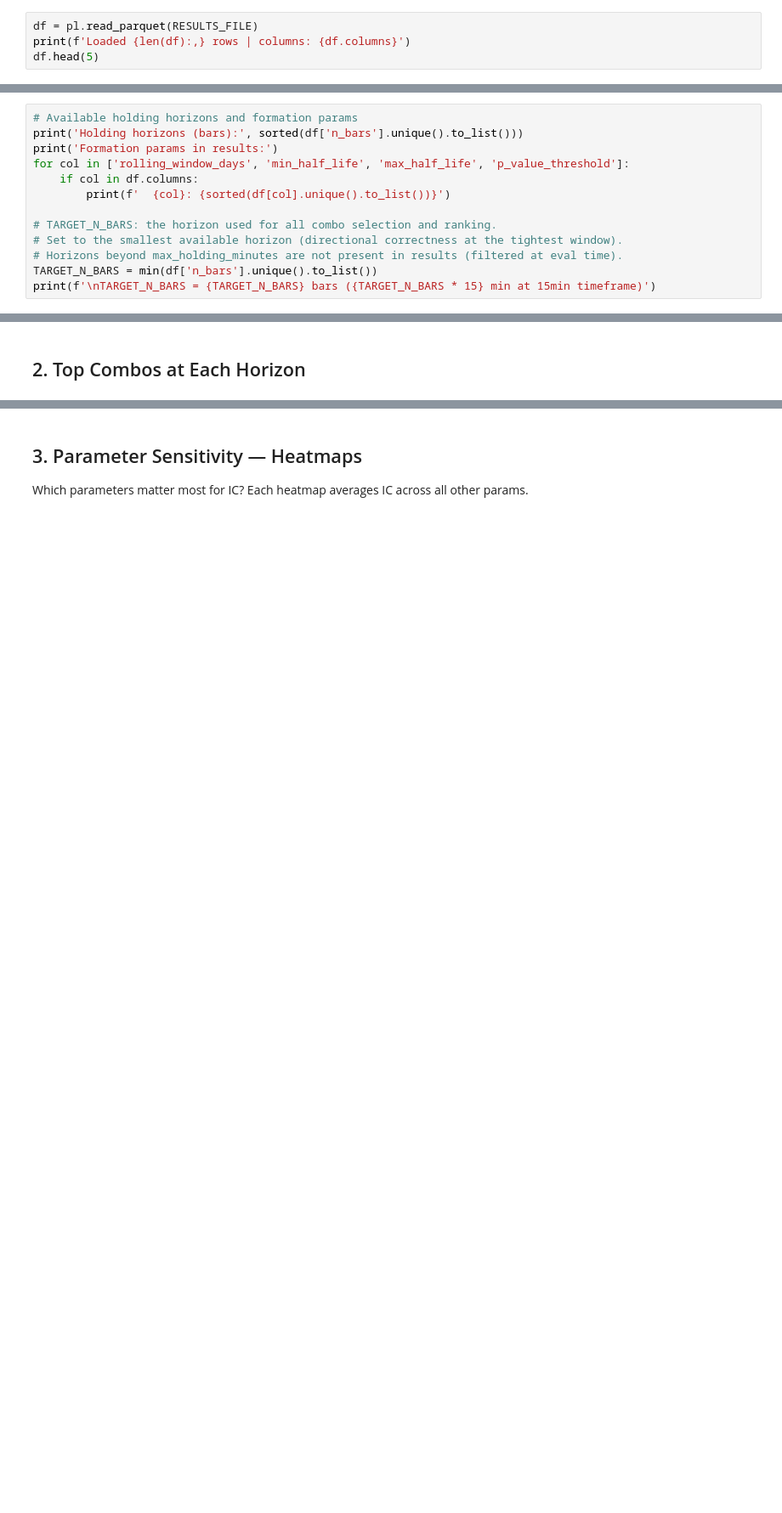
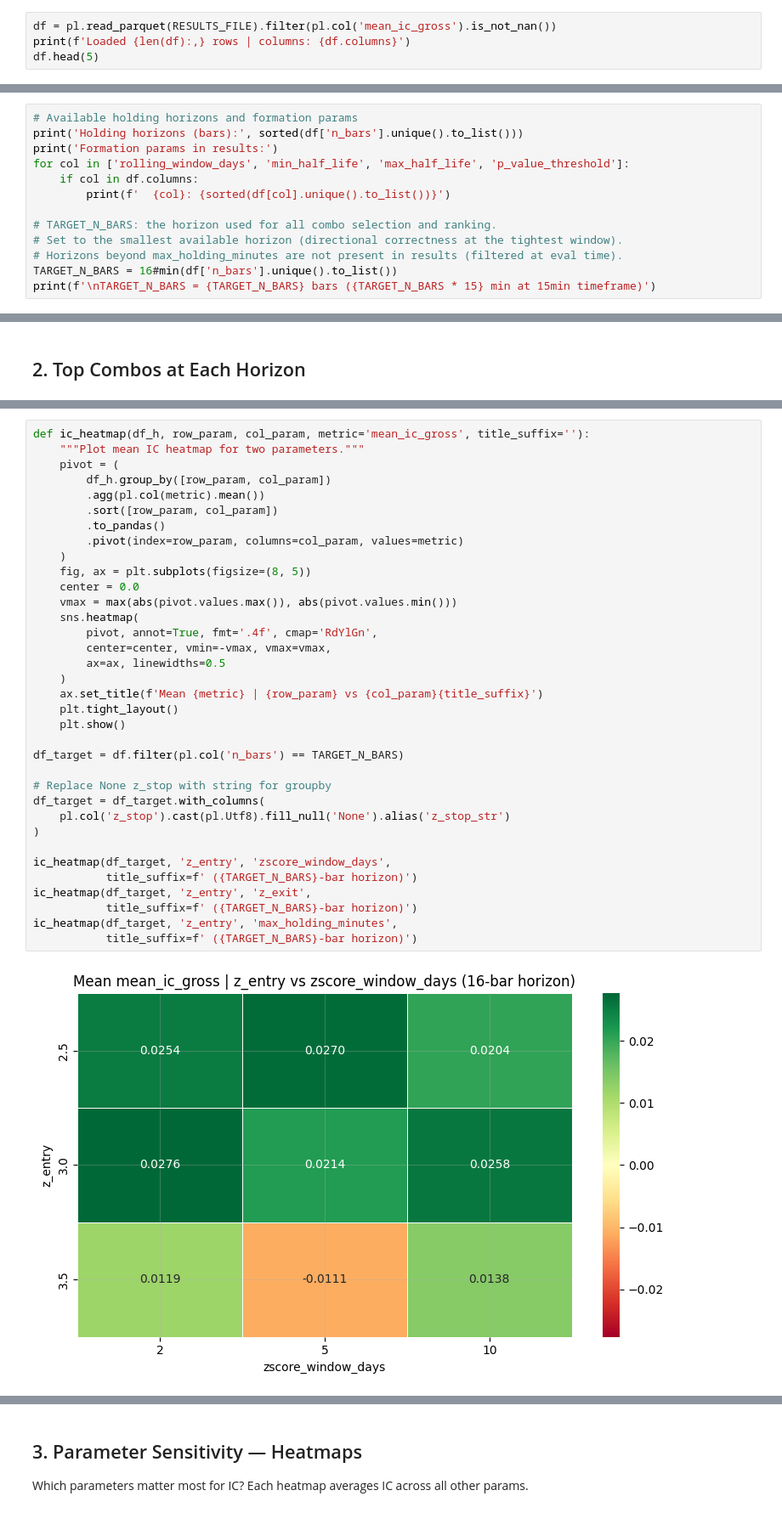
Before and after one commit to erevtsov/stat-arb, a Jupyter notebook: notebooks/grid_search_v2.ipynb, the cells around one changed output, grey strips where cells are left out. Shown at 85% size. Cells and saved outputs as stored; diff of their text form; blank space fills up the shorter version.

Commit message:
grid search results

```diff
--- a/notebooks/grid_search_v2.ipynb
+++ b/notebooks/grid_search_v2.ipynb
@@ -20,6 +20,6 @@ plt.rcParams['grid.alpha'] = 0.3
 RESULTS_DIR = Path('../results')
 RESULTS_FILE = RESULTS_DIR / 'grid_search_v2.parquet'
 # %%
-df = pl.read_parquet(RESULTS_FILE)
+df = pl.read_parquet(RESULTS_FILE).filter(pl.col('mean_ic_gross').is_not_nan())
 print(f'Loaded {len(df):,} rows | columns: {df.columns}')
 df.head(5)
@@ -34,5 +44,5 @@ for col in ['rolling_window_days', 'min_half_life', 'max_half_life', 'p_value_th
 # TARGET_N_BARS: the horizon used for all combo selection and ranking.
 # Set to the smallest available horizon (directional correctness at the tightest window).
 # Horizons beyond max_holding_minutes are not present in results (filtered at eval time).
-TARGET_N_BARS = min(df['n_bars'].unique().to_list())
+TARGET_N_BARS = 16#min(df['n_bars'].unique().to_list())
 print(f'\nTARGET_N_BARS = {TARGET_N_BARS} bars ({TARGET_N_BARS * 15} min at 15min timeframe)')
@@ -194,0 +208,37 @@ ic_heatmap(df_target.to_pandas(), 'z_entry', 'max_holding_minutes',
+# %%
+def ic_heatmap(df_h, row_param, col_param, metric='mean_ic_gross', title_suffix=''):
+    """Plot mean IC heatmap for two parameters."""
+    pivot = (
+        df_h.group_by([row_param, col_param])
+        .agg(pl.col(metric).mean())
+        .sort([row_param, col_param])
+        .to_pandas()
+        .pivot(index=row_param, columns=col_param, values=metric)
+    )
+    fig, ax = plt.subplots(figsize=(8, 5))
+    center = 0.0
+    vmax = max(abs(pivot.values.max()), abs(pivot.values.min()))
+    sns.heatmap(
+        pivot, annot=True, fmt='.4f', cmap='RdYlGn',
+        center=center, vmin=-vmax, vmax=vmax,
+        ax=ax, linewidths=0.5
+    )
+    ax.set_title(f'Mean {metric} | {row_param} vs {col_param}{title_suffix}')
+    plt.tight_layout()
+    plt.show()
+
+df_target = df.filter(pl.col('n_bars') == TARGET_N_BARS)
+
+# Replace None z_stop with string for groupby
+df_target = df_target.with_columns(
+    pl.col('z_stop').cast(pl.Utf8).fill_null('None').alias('z_stop_str')
+)
+
+ic_heatmap(df_target, 'z_entry', 'zscore_window_days',
+           title_suffix=f' ({TARGET_N_BARS}-bar horizon)')
+ic_heatmap(df_target, 'z_entry', 'z_exit',
+           title_suffix=f' ({TARGET_N_BARS}-bar horizon)')
+ic_heatmap(df_target, 'z_entry', 'max_holding_minutes',
+           title_suffix=f' ({TARGET_N_BARS}-bar horizon)')
+# %% [output]
+[figure, added]
```
Also changed, not shown: parts of 16 cells of this notebook, 2 other files.
